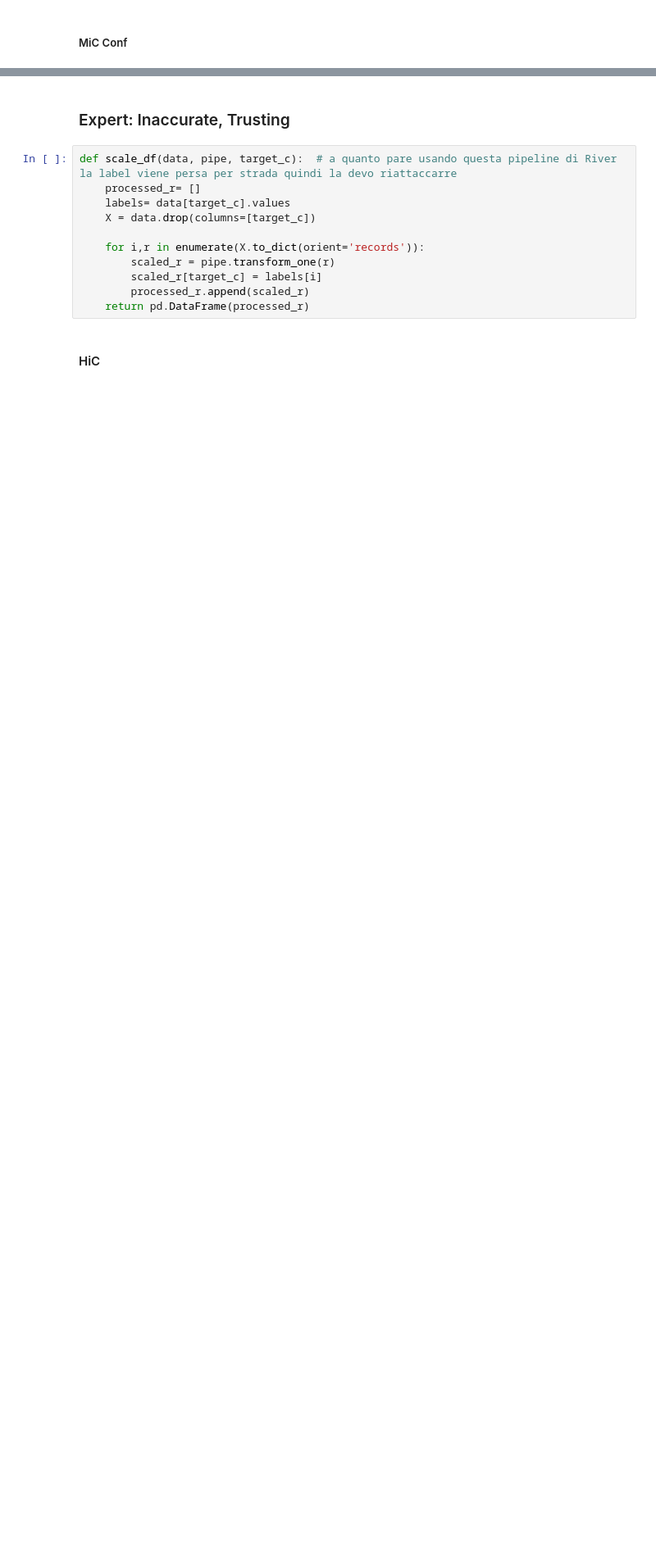
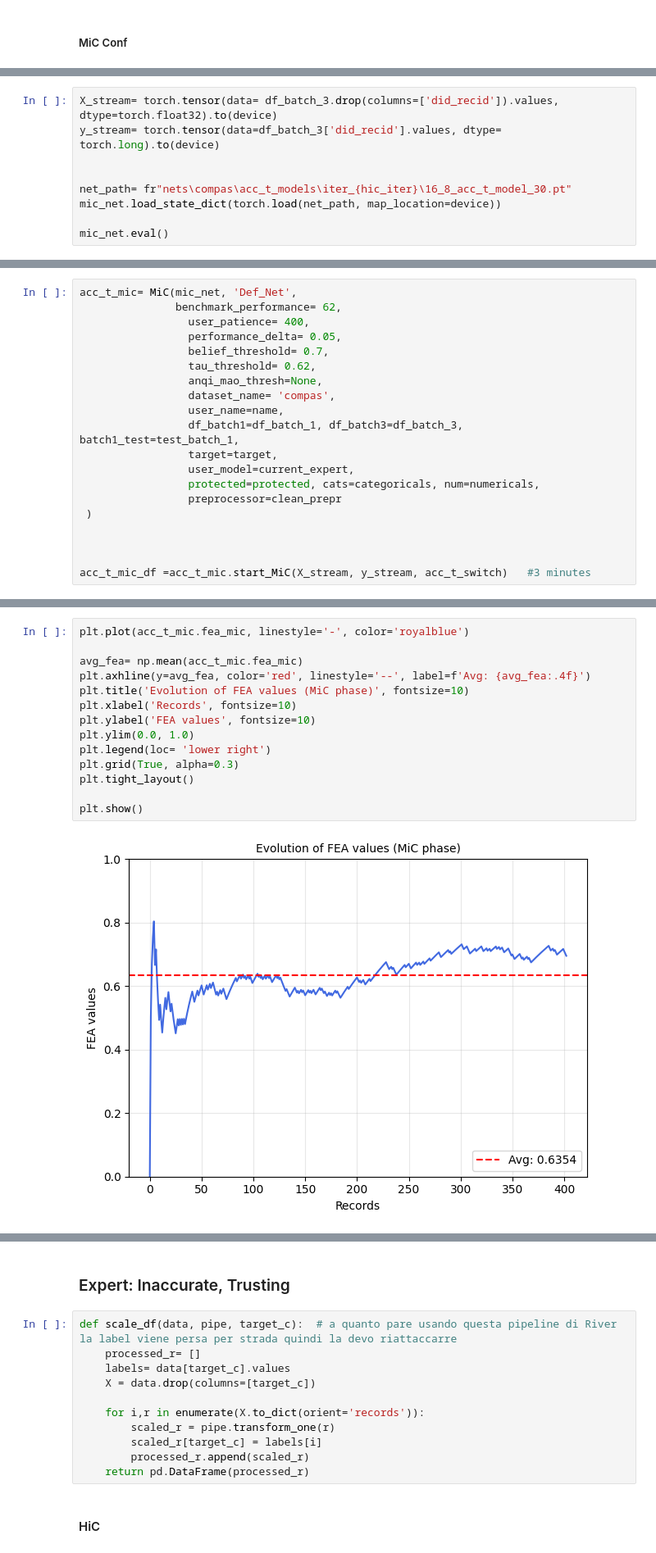
Before and after one commit to virgmarletta/Bridget, a Jupyter notebook: bridget_compas.ipynb, the cells around one changed output, grey strips where cells are left out. Shown at 82% size. Drawn from its saved outputs; the diff is of its cells as text; blank space fills up the shorter version.

```diff
--- a/bridget_compas.ipynb
+++ b/bridget_compas.ipynb
@@ -992,0 +1012,9 @@ plt.show()
+# %%
+X_stream= torch.tensor(data= df_batch_3.drop(columns=['did_recid']).values, dtype=torch.float32).to(device)
+y_stream= torch.tensor(data=df_batch_3['did_recid'].values, dtype= torch.long).to(device)
+
+
+net_path= fr"nets\compas\acc_t_models\iter_{hic_iter}\16_8_acc_t_model_30.pt"
+mic_net.load_state_dict(torch.load(net_path, map_location=device))
+
+mic_net.eval()
@@ -992,0 +1042,20 @@ plt.show()
+# %%
+acc_t_mic= MiC(mic_net, 'Def_Net',
+               benchmark_performance= 62,
+                 user_patience= 400,
+                 performance_delta= 0.05,
+                 belief_threshold= 0.7,
+                 tau_threshold= 0.62,
+                 anqi_mao_thresh=None,
+                 dataset_name= 'compas',
+                 user_name=name,
+                 df_batch1=df_batch_1, df_batch3=df_batch_3, batch1_test=test_batch_1,
+                 target=target,
+                 user_model=current_expert,
+                 protected=protected, cats=categoricals, num=numericals,
+                 preprocessor=clean_prepr
+ )
+
+
+
+acc_t_mic_df =acc_t_mic.start_MiC(X_stream, y_stream, acc_t_switch)   #3 minutes
@@ -992,0 +1092,16 @@ plt.show()
+# %%
+plt.plot(acc_t_mic.fea_mic, linestyle='-', color='royalblue')
+
+avg_fea= np.mean(acc_t_mic.fea_mic)
+plt.axhline(y=avg_fea, color='red', linestyle='--', label=f'Avg: {avg_fea:.4f}')
+plt.title('Evolution of FEA values (MiC phase)', fontsize=10)
+plt.xlabel('Records', fontsize=10)
+plt.ylabel('FEA values', fontsize=10)
+plt.ylim(0.0, 1.0)
+plt.legend(loc= 'lower right')
+plt.grid(True, alpha=0.3)
+plt.tight_layout()
+
+plt.show()
+# %% [output]
+[figure, added]
```
Also changed, not shown: parts of 18 cells of this notebook, 19 other files.
